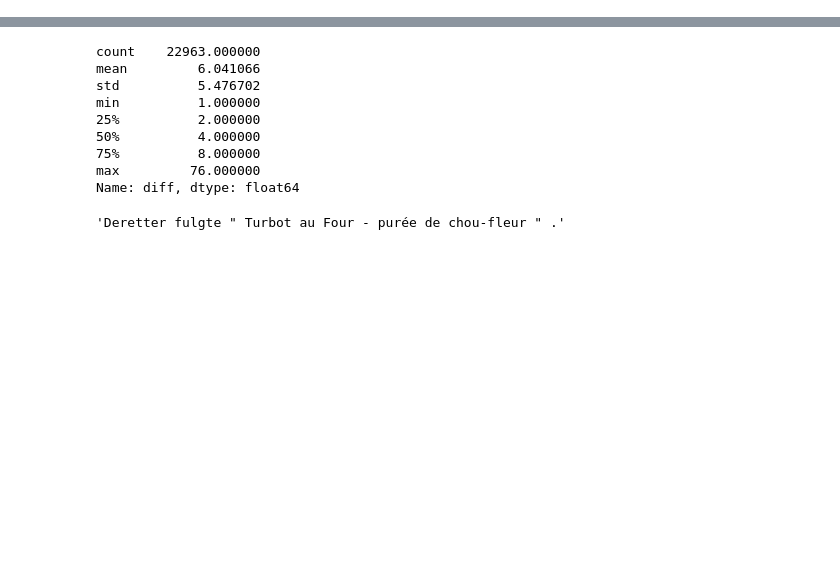
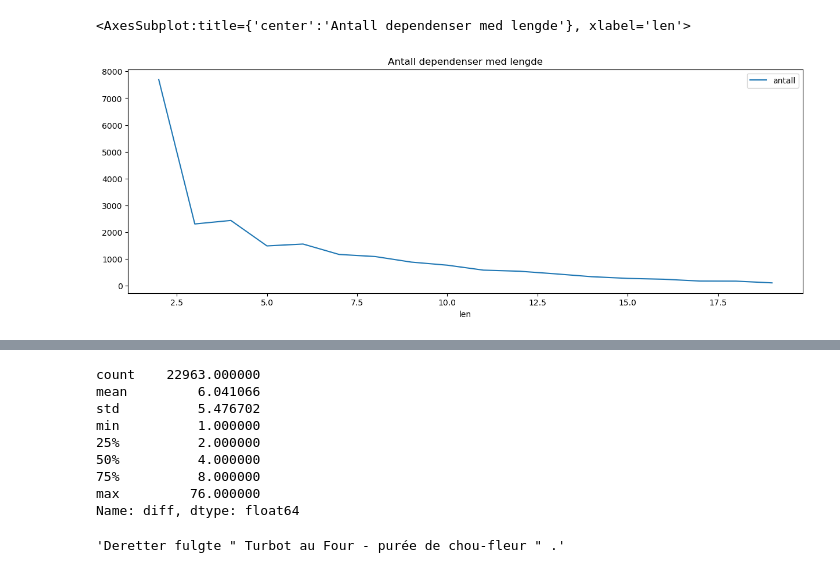
Before and after one commit to Yoonsen/NDT_analyse, a Jupyter notebook: extract.ipynb, the cells around one changed output, grey strips where cells are left out. Cells and saved outputs as stored; diff of their text form; code cells hidden in the pictures; blank space fills up the shorter version.

Commit message:
extract.ipynb med plotting av depgraf

```diff
--- a/extract.ipynb
+++ b/extract.ipynb
@@ -22,9 +22,9 @@ df = pdquery(ndt_db, """
         a.sent_id,
         a.token_order as dep_id,
         b.token_order as head_id,
-        a.form,
+        a.form as dep_form,
         a.deprel,
-        b.form,
+        b.form as head_form,
         a.lemma as lemma_dep,
         b.lemma as lemma_head
     from
@@ -38,4 +38,4 @@ df = pdquery(ndt_db, """
 # %%
 df['diff'] = df.dep_id - df.head_id
 # %%
-df[abs(df['diff']) == 2]
+ls = pd.DataFrame([(i,len(df[abs(df['diff']) == i])) for i in range(2,20)], columns=['len','antall']).set_index('len')
@@ -55,0 +42,5 @@ df[abs(df['diff']) == 2]
+# %%
+ls.plot(title="Antall dependenser med lengde", figsize=(15,5))
+# %% [output]
+<AxesSubplot:title={'center':'Antall dependenser med lengde'}, xlabel='len'>
+[figure, added]
```
Also changed, not shown: parts of 4 cells of this notebook.
